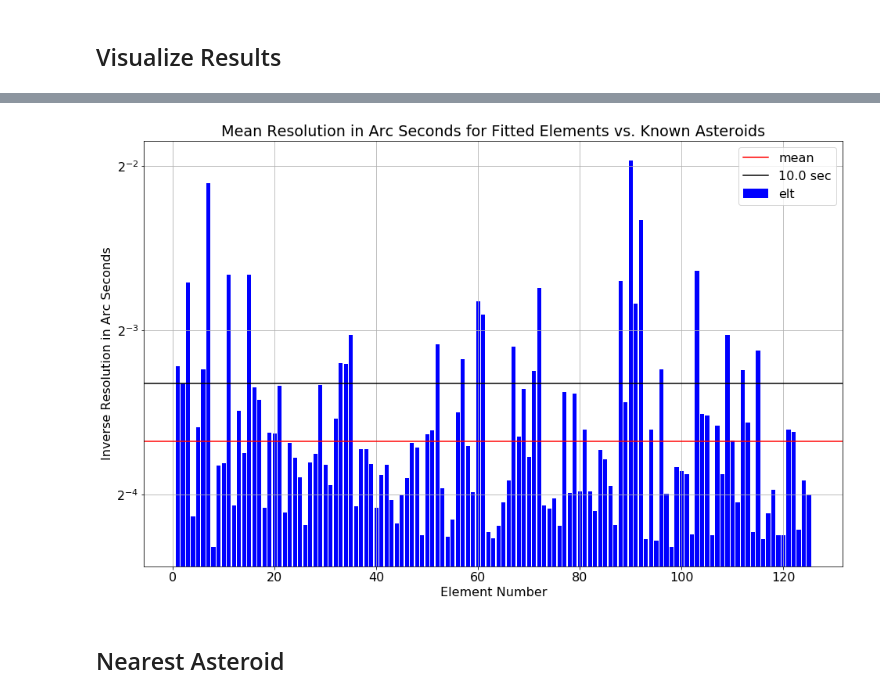
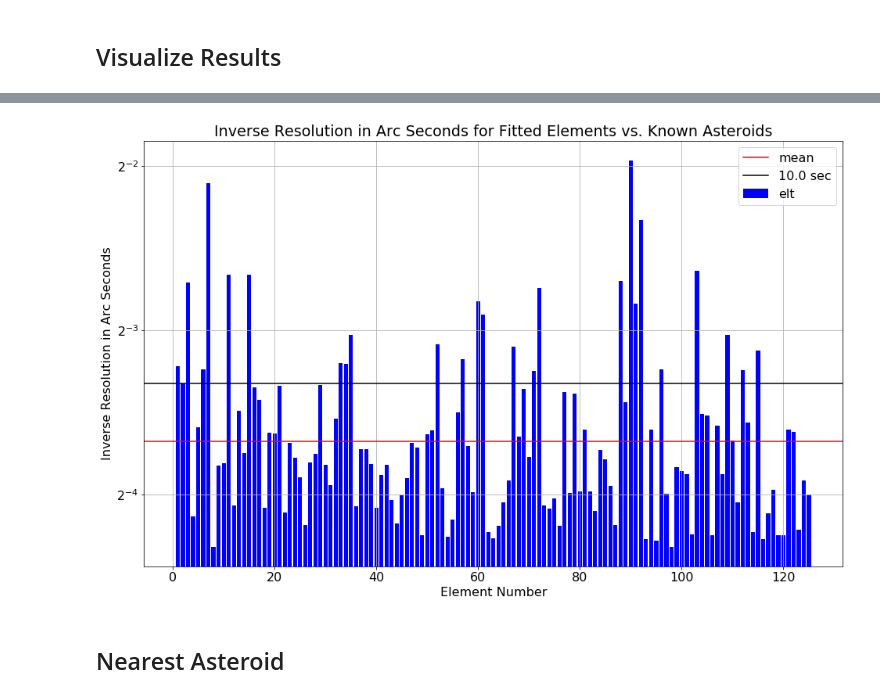
Before and after one commit to memanuel/kepler-sieve, a Jupyter notebook: jupyter/19_search_known.ipynb, the cells around one changed output, grey strips where cells are left out. Cells and saved outputs as stored; diff of their text form; code cells hidden in the pictures.

```diff
--- a/jupyter/19_search_known.ipynb
+++ b/jupyter/19_search_known.ipynb
@@ -196,12 +208,15 @@ ref_height = 1.0 / 10.0
 # %%
 # Plot number of hits
-fig, ax = plt.subplots()
-ax.set_title('Log Likelihood for Fitted Elements vs. Known Asteroids')
+fig_res, ax = plt.subplots()
+ax.set_title('Inverse Resolution in Arc Seconds for Fitted Elements vs. Known Asteroids')
 ax.set_xlabel('Element Number')
-ax.set_ylabel('Log Likelihood')
-ax.bar(x=plot_x, height=height, label='elt', color='blue')
-ax.axhline(y=mean_height, label='mean', color='red')
-ax.axhline(y=ref_height, label=f'err=0.001', color='black')
+ax.set_ylabel('Inverse Resolution in Arc Seconds')
+ax.bar(x=elt_ids, height=height_R, label='elt', color='blue')
+ax.axhline(y=mean_height_R, label='mean', color='red')
+ax.axhline(y=ref_height_R, label=f'10.0 sec', color='black')
+ax.set_yscale('log', basey=2)
 ax.grid()
 ax.legend()
 plt.show()
+# %% [output]
+[figure, added]
@@ -214,16 +223 @@ ref_height = 1.0 / 10.0
-# %%
-# Plot number of hits
-fig, ax = plt.subplots()
-ax.set_title('Mean Resolution in Arc Seconds for Fitted Elements vs. Known Asteroids')
-ax.set_xlabel('Element Number')
-ax.set_ylabel('Inverse Resolution in Arc Seconds')
-ax.bar(x=plot_x, height=height, label='elt', color='blue')
-ax.axhline(y=mean_height, label='mean', color='red')
-ax.axhline(y=ref_height, label=f'10.0 sec', color='black')
-ax.set_yscale('log', basey=2)
-ax.grid()
-ax.legend()
-plt.show()
-# %% [output]
-[figure, removed]
 # %%
```
Also changed, not shown: parts of 19 cells of this notebook, 3 other files.
